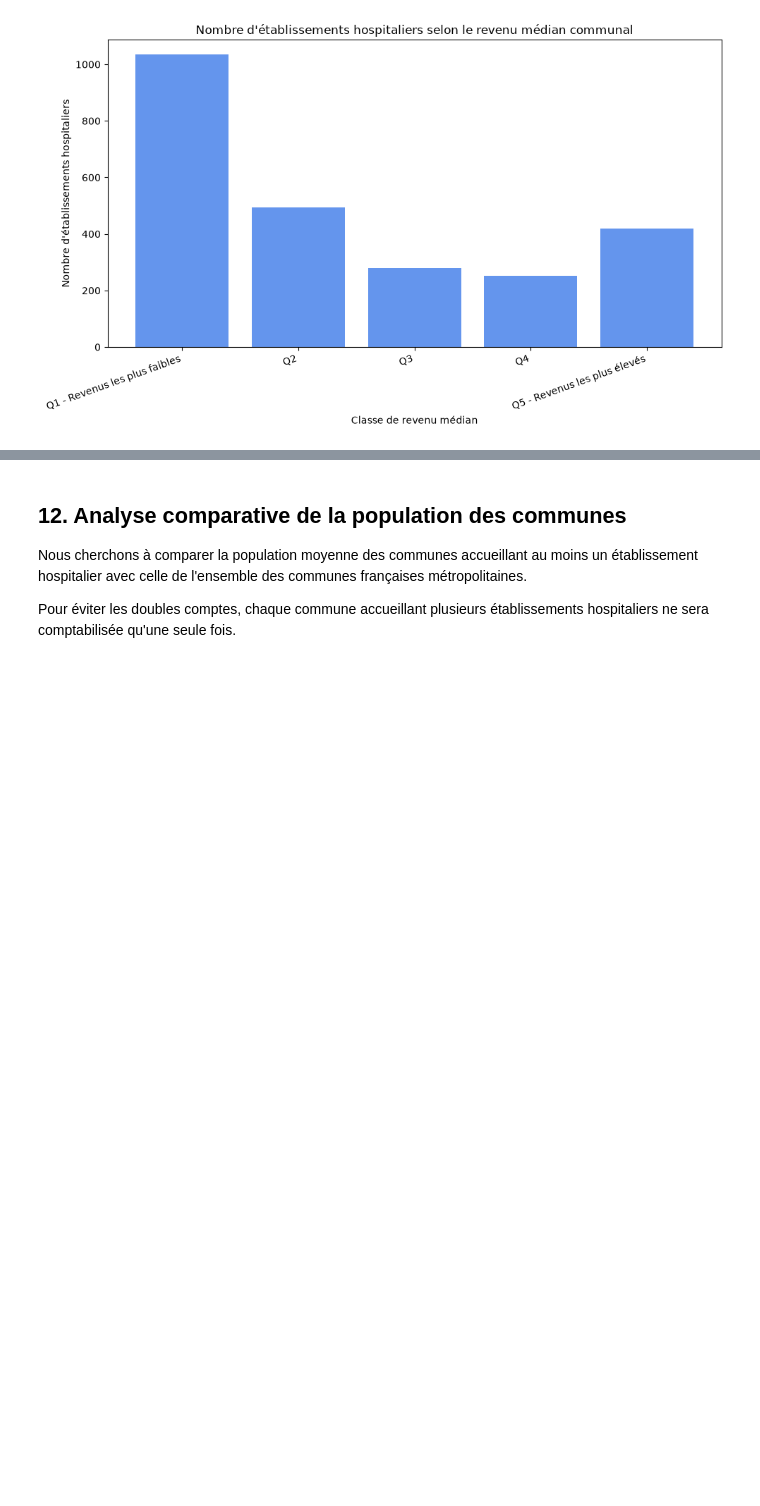
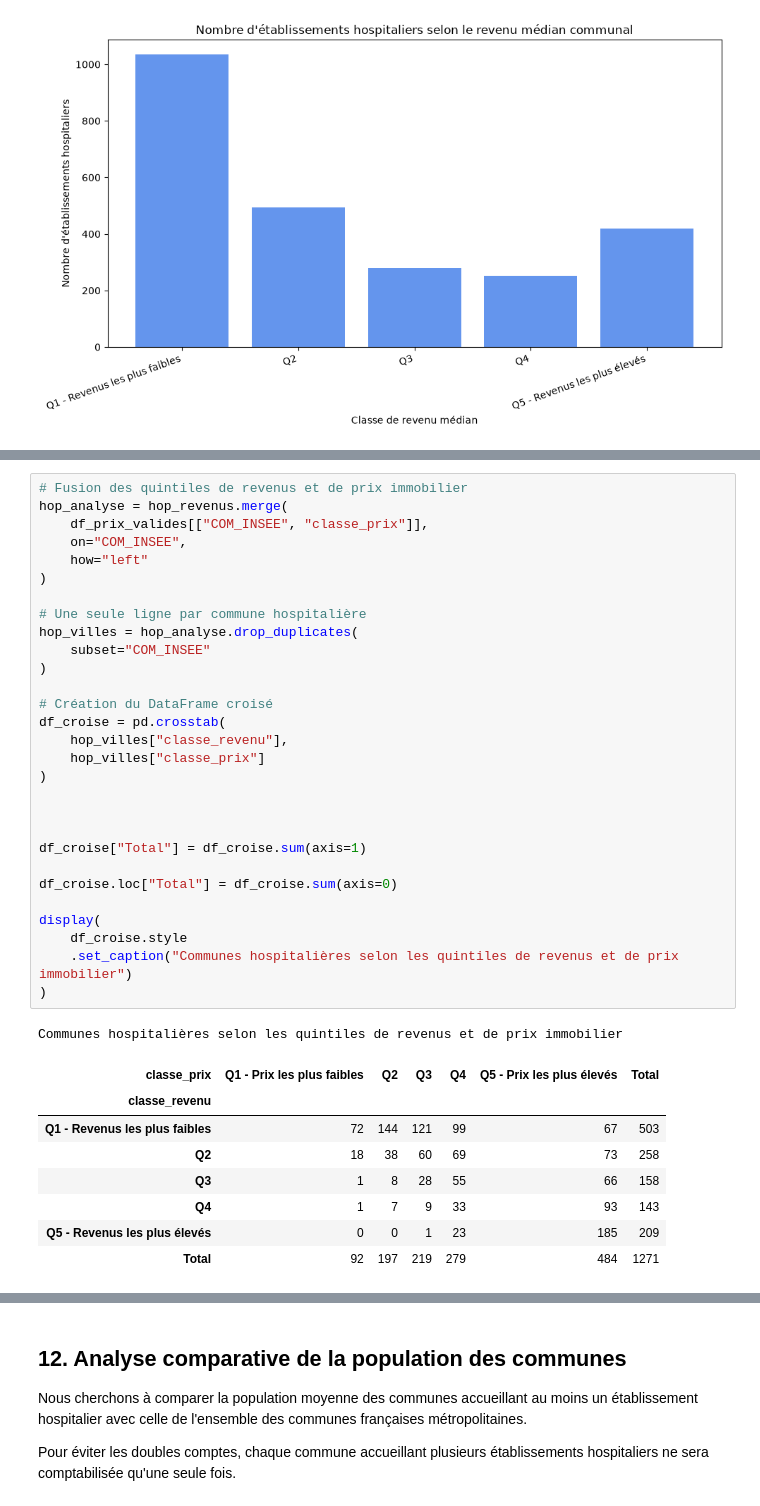
Before and after one commit to amauplot/github_killer, a Jupyter notebook: Analyse_communes.ipynb, the cells around one changed output, grey strips where cells are left out. Drawn from its saved outputs; the diff is of its cells as text; blank space fills up the shorter version.

```diff
--- a/Analyse_communes.ipynb
+++ b/Analyse_communes.ipynb
@@ -650,0 +834,39 @@ plt.show()
+# %%
+# Fusion des quintiles de revenus et de prix immobilier
+hop_analyse = hop_revenus.merge(
+    df_prix_valides[["COM_INSEE", "classe_prix"]],
+    on="COM_INSEE",
+    how="left"
+)
+
+# Une seule ligne par commune hospitalière
+hop_villes = hop_analyse.drop_duplicates(
+    subset="COM_INSEE"
+)
+
+# Création du DataFrame croisé
+df_croise = pd.crosstab(
+    hop_villes["classe_revenu"],
+    hop_villes["classe_prix"]
+)
+
+
+
+df_croise["Total"] = df_croise.sum(axis=1)
+
+df_croise.loc["Total"] = df_croise.sum(axis=0)
+
+display(
+    df_croise.style
+    .set_caption("Communes hospitalières selon les quintiles de revenus et de prix immobilier")
+)
+# %% [output]
+Communes hospitalières selon les quintiles de revenus et de prix immobilier
+| classe_prix | Q1 - Prix les plus faibles | Q2 | Q3 | Q4 | Q5 - Prix les plus élevés | Total |
+| classe_revenu |  |  |  |  |  |  |
+| Q1 - Revenus les plus faibles | 72 | 144 | 121 | 99 | 67 | 503 |
+| Q2 | 18 | 38 | 60 | 69 | 73 | 258 |
+| Q3 | 1 | 8 | 28 | 55 | 66 | 158 |
+| Q4 | 1 | 7 | 9 | 33 | 93 | 143 |
+| Q5 - Revenus les plus élevés | 0 | 0 | 1 | 23 | 185 | 209 |
+| Total | 92 | 197 | 219 | 279 | 484 | 1271 |
```
Also changed, not shown: parts of 15 cells of this notebook, 1 other file.
